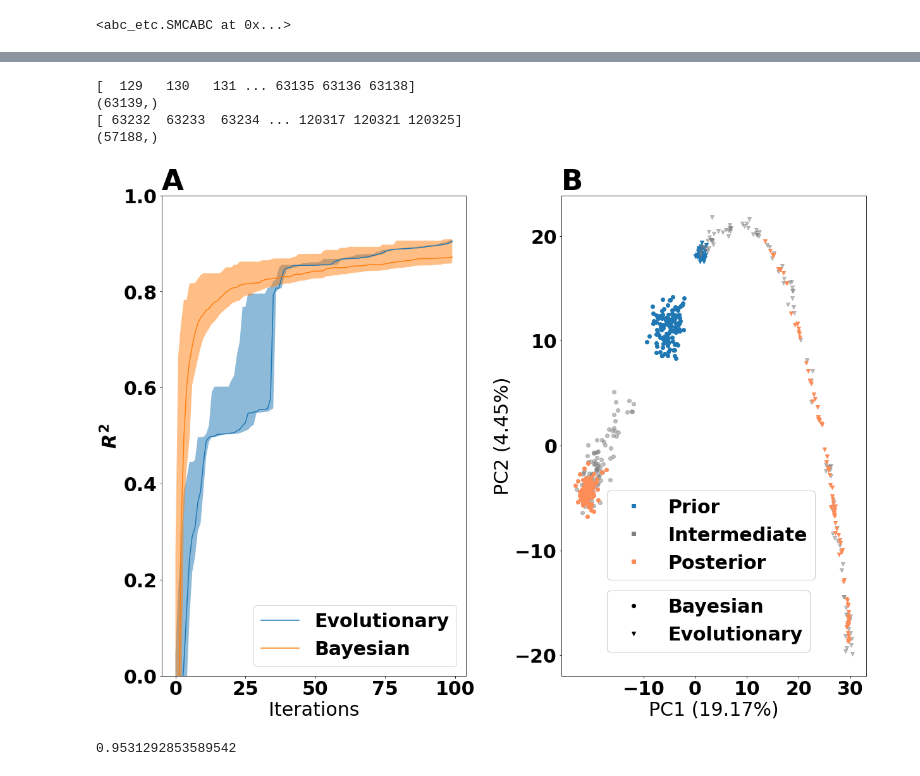
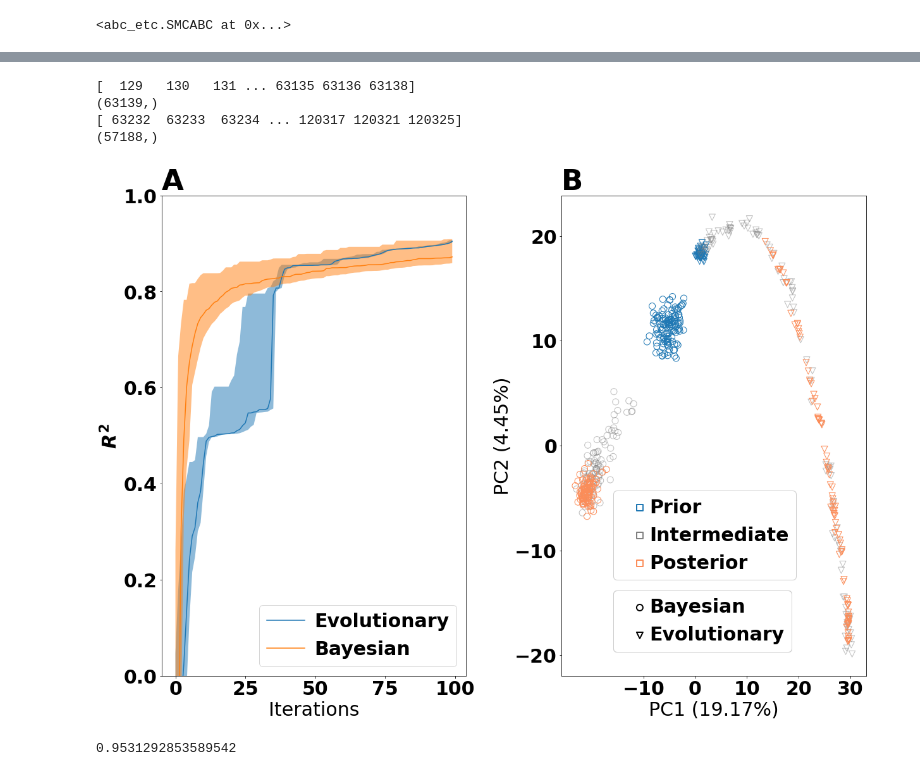
Before and after one commit to vetleser/BayesianGEM, a Jupyter notebook: code/visualization_for_manuscript.ipynb, the cells around one changed output, grey strips where cells are left out. Cells and saved outputs as stored; diff of their text form; code cells hidden in the pictures.

```diff
--- a/code/visualization_for_manuscript.ipynb
+++ b/code/visualization_for_manuscript.ipynb
@@ -698,3 +254,0 @@ for label, model in model_frame["model"].iteritems():
-# %%
-for model in model_frame["model"]:
-    print(np.nonzero([x is None for x in model.all_simulated_data]))
@@ -710,3 +254,0 @@ for model in model_frame["model"]:
-# %%
-for label, model in model_frame["model"].iteritems():
-    print(f"{label}: {len(model.all_simulated_data)}")
@@ -766,9 +295,8 @@ def plot_convergence_and_compare_evolution(model, reference_model, maxiter=100,
     plt.ylim([0,1])
     plt.xlabel('Iterations')
     plt.ylabel('$R^2$')
-    if legend:plt.legend(loc="lower right")
+    if legend:plt.legend(loc="lower right",handletextpad=0.5)
     plt.tight_layout()
-    return fig
 # %%
 evolution_model
 # %% [output]
@@ -819,12 +321,8 @@ period = evolution_combined_df.values[:,-2]
 all_periods = ["Prior", "Intermediate", 'Posterior']
 period_idxs = {period_name: np.nonzero(period == period_name)[0] for period_name in all_periods}
 # %%
-evo_pca_figure = plt.figure(figsize=(15,15))
 markers = ["o","v"]
 marker_dict = {'Bayesian': "o", 'Evolutionary': 'v'}
-font = {'family' : 'normal',
-        'weight' : 'bold',
-        'size'   : 30}
 matplotlib.rc('font', **font)
 thinning_rng = np.random.default_rng(5024)
 
@@ -840,11 +338,12 @@ def create_evo_pca_plot(legend = True):
 
         this_idxs["Intermediate"] = thinning_rng.choice(this_idxs["Intermediate"],size=100,replace=False)
         this_idxs["Posterior"] = thinning_rng.choice(this_idxs["Posterior"],size=100,replace=False)
-        plt.scatter(PCS_evo[this_idxs['Prior'],0],PCS_evo[this_idxs['Prior'], 1],color='#1f78b4',label='Prior', marker=marker)
+        plt.scatter(PCS_evo[this_idxs['Prior'],0],PCS_evo[this_idxs['Prior'], 1],edgecolors='#1f78b4',label='Prior',
+                    marker=marker,facecolors='none', s=100)
         plt.scatter(PCS_evo[this_idxs["Intermediate"],0],PCS_evo[this_idxs["Intermediate"], 1],
-                    color='grey',alpha=0.5,label='Intermediate',marker=marker)
+                    edgecolors='grey',alpha=0.5,label='Intermediate',marker=marker, facecolors='none',s=100)
         plt.scatter(PCS_evo[this_idxs['Posterior'],0],PCS_evo[this_idxs['Posterior'], 1],
-                    color='#fc8d59',label='Posterior',marker=marker)
+                    edgecolors='#fc8d59',label='Posterior',marker=marker, facecolors='none',s=100)
     plt.xlabel('PC1 ({:.2f}%)'.format(EV_evo[0]*100))
     plt.ylabel('PC2 ({:.2f}%)'.format(EV_evo[1]*100))
     # plt.legend(frameon=False,loc=(0.15,0.65),fontsize=8)
@@ -861,7 +360,3 @@ def create_evo_pca_plot(legend = True):
         legend_model = plt.legend(handles_model, labels_status, loc=(.1,.1), framealpha=1)
         plt.gca().add_artist(legend_period)
         plt.gca().add_artist(legend_model)
-create_evo_pca_plot()
-#plt.savefig('../figures/pca.pdf')
-# plt.savefig('../figures/pca_evo.png',dpi=500)
-plt.show()
@@ -874,30 +363,32 @@ plt.show()
 # %%
 font = {'family' : 'normal',
         'weight' : 'bold',
         'size'   : 30}
+labels_period = ["Prior", "Intermediate", 'Posterior']
+labels_status = ['Bayesian', "Evolutionary"]
 matplotlib.rc('font', **font)
 thinning_rng = np.random.default_rng(5024)
 plt.figure(figsize=(18,13))
 plt.subplot(1,2,1)
 plt.title("A",loc="left",fontsize=45,fontweight="bold")
 plot_convergence_and_compare_evolution(evolution_model, reference_model, maxiter = 100)
 plt.subplot(1,2,2)
 plt.title("B",loc="left",fontsize=45,fontweight="bold")
 create_evo_pca_plot(legend = False)
-f = lambda m,c: plt.plot([],[],marker=m, color=c, ls="none")[0]
+f = lambda m,c: plt.scatter([],[],marker=m,edgecolors=c, facecolors="none",s=100,linewidth=2)
 handles_period = [f("s", color) for color in colors]
 handles_model = [f(marker, "k") for marker in markers]
-legend_period = plt.legend(handles_period, labels_period, loc=(.15,.20), framealpha=1)
-legend_model = plt.legend(handles_model, labels_status, loc=(.15,.05), framealpha=1)
+legend_period = plt.legend(handles_period, labels_period, loc=(.17,.20), framealpha=1, handletextpad=-0.5)
+legend_model = plt.legend(handles_model, labels_status, loc=(.17,.05), framealpha=1,handletextpad=-0.5)
 plt.gca().add_artist(legend_period)
 plt.gca().add_artist(legend_model)
 plt.savefig("../figures/evo_fig.png",dpi=600,bbox_inches = 'tight')
 # %% [output]
 [  129   130   131 ... 63135 63136 63138]
 (63139,)
 [ 63232  63233  63234 ... 120317 120321 120325]
 (57188,)
-[figure, old version]
+[figure, new version]
 # %%
 np.median(-np.sort(reference_model.all_distances)[0:99])
 # %% [output]
```
Also changed, not shown: parts of 47 cells of this notebook, 2 other files.
